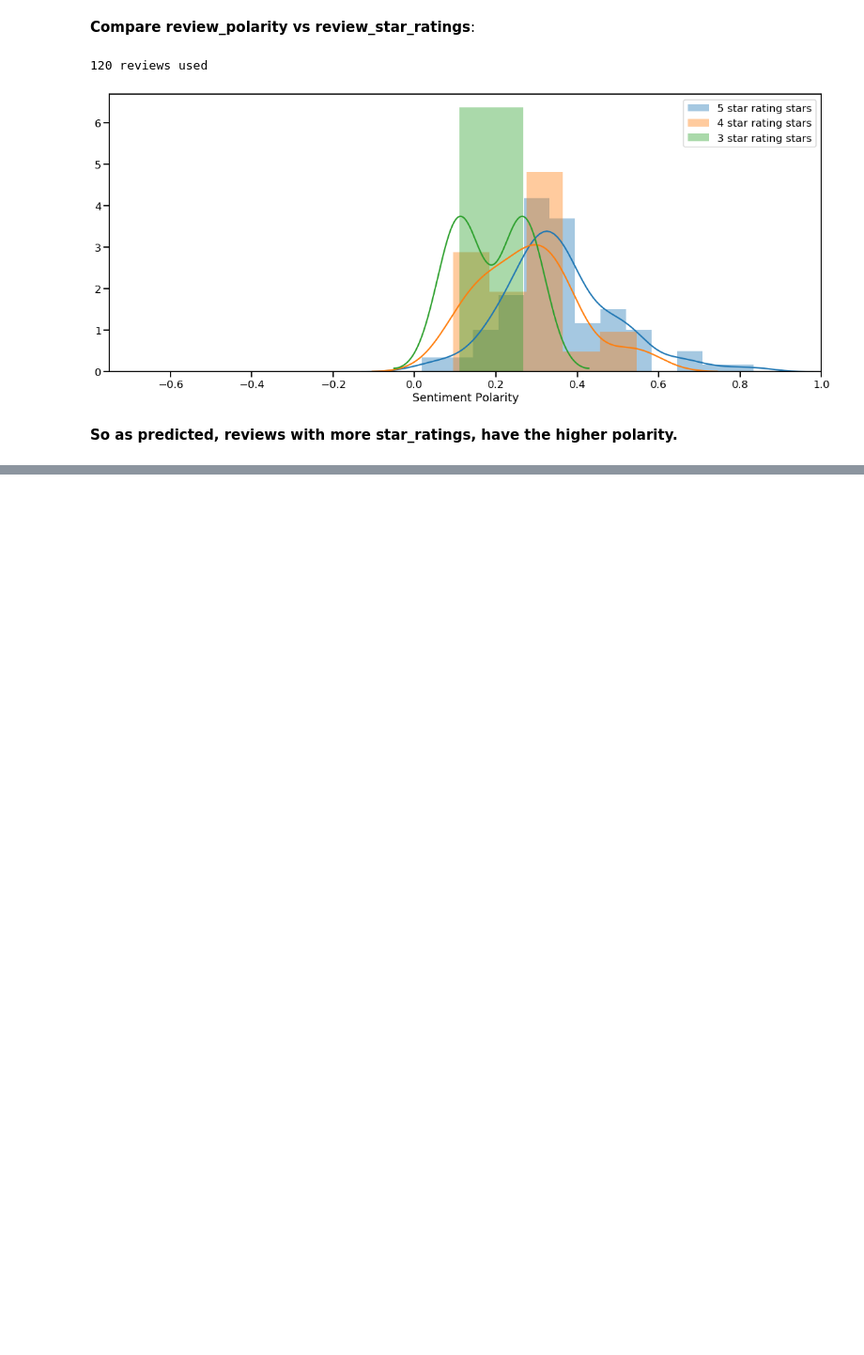
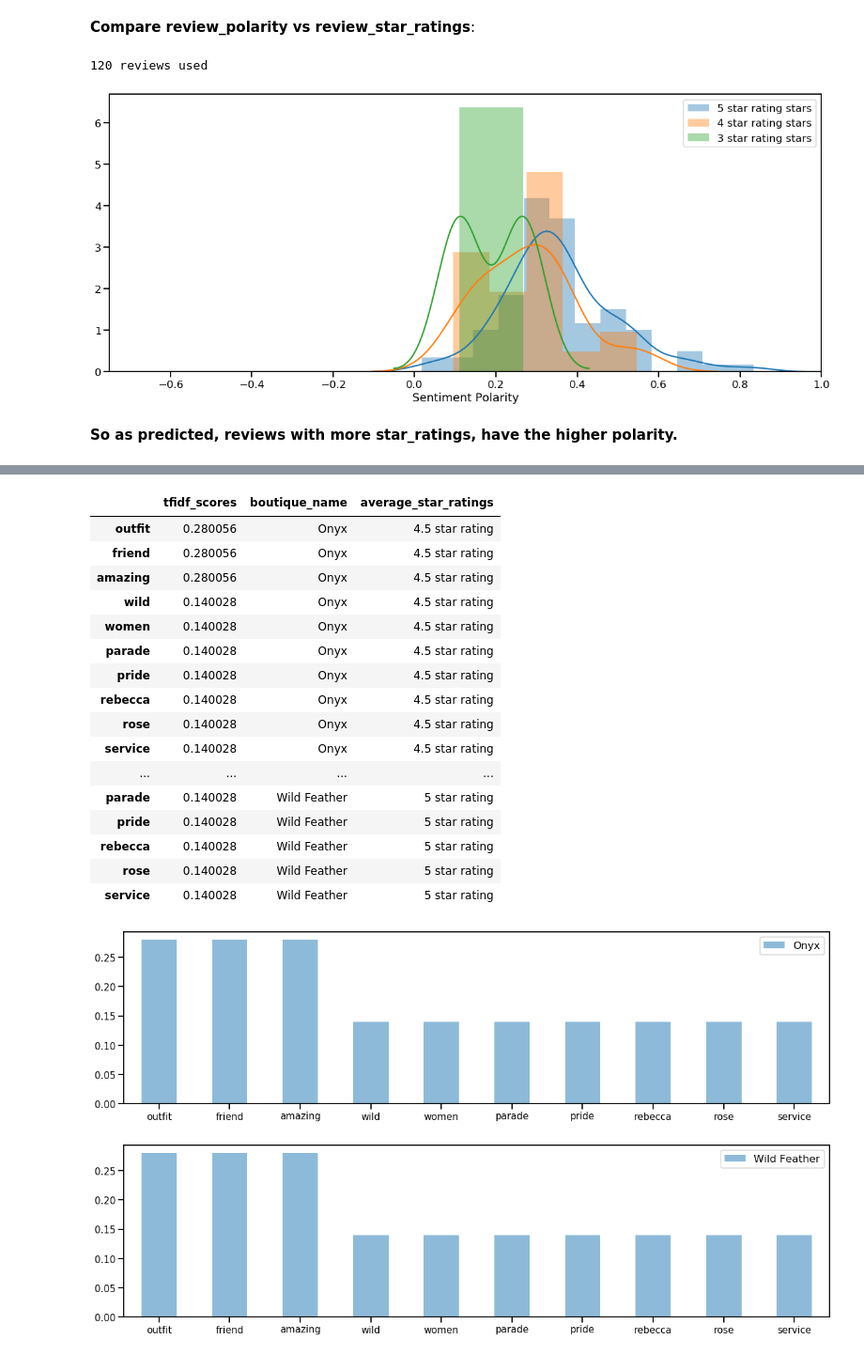
Before and after one commit to FarnazG/NLP_analysis, a Jupyter notebook: NLP_Analysis_notebook.ipynb, the cells around one changed output, grey strips where cells are left out. Shown at 94% size. Saved outputs shown, nothing was run; the diff lists cells and outputs as text; code cells hidden in the pictures; blank space fills up the shorter version.

Commit message:
NLP TF-IDF Analysis

```diff
--- a/NLP_Analysis_notebook.ipynb
+++ b/NLP_Analysis_notebook.ipynb
@@ -126,0 +132,26 @@ obj_c.compare_polarity_vs_ratings(subset_df_clean_sentiment)
+# %%
+boutique_list = ["Onyx", "Wild Feather"]
+obj_tfidf = tfidf_analysis(boutique_reviews, boutique_info )
+reviews = obj_tfidf.clean_review(boutique_list)
+boutique_tfidf = obj_tfidf.get_tfidf(reviews,boutique_list)
+boutique_tfidf
+# %% [output]
+|  | tfidf_scores | boutique_name | average_star_ratings |
+| outfit | 0.280056 | Onyx | 4.5 star rating |
+| friend | 0.280056 | Onyx | 4.5 star rating |
+| amazing | 0.280056 | Onyx | 4.5 star rating |
+| wild | 0.140028 | Onyx | 4.5 star rating |
+| women | 0.140028 | Onyx | 4.5 star rating |
+| parade | 0.140028 | Onyx | 4.5 star rating |
+| pride | 0.140028 | Onyx | 4.5 star rating |
+| rebecca | 0.140028 | Onyx | 4.5 star rating |
+| rose | 0.140028 | Onyx | 4.5 star rating |
+| service | 0.140028 | Onyx | 4.5 star rating |
+| ... | ... | ... | ... |
+| parade | 0.140028 | Wild Feather | 5 star rating |
+| pride | 0.140028 | Wild Feather | 5 star rating |
+| rebecca | 0.140028 | Wild Feather | 5 star rating |
+| rose | 0.140028 | Wild Feather | 5 star rating |
+| service | 0.140028 | Wild Feather | 5 star rating |
+[figure, added]
+[figure, added]
```
Also changed, not shown: parts of 2 cells of this notebook, 1 other file.
